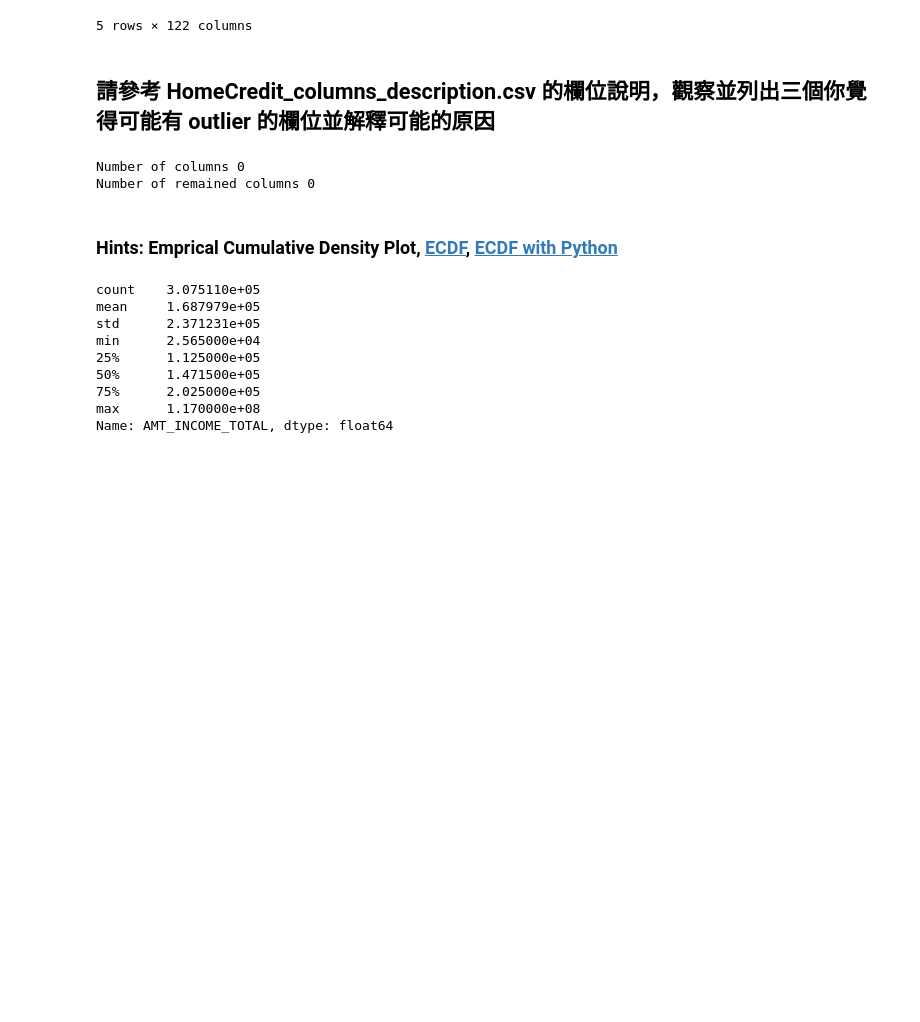
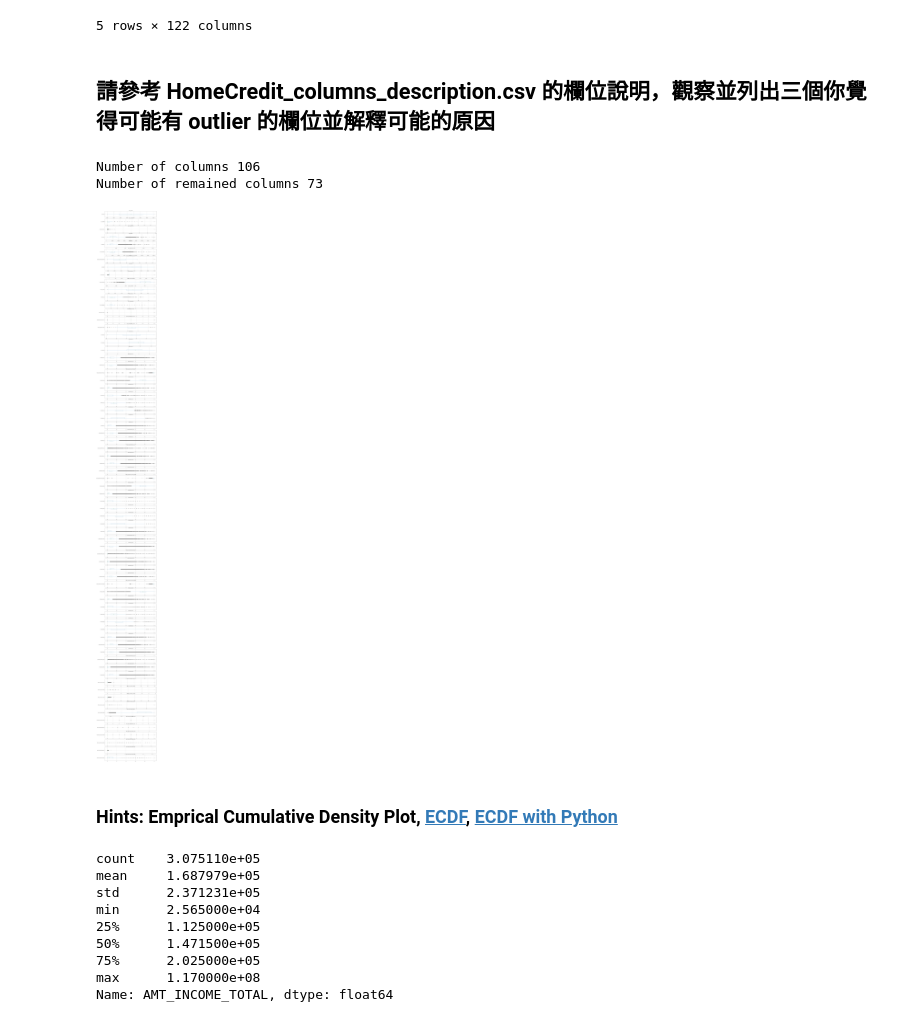
Before and after one commit to buc1107/ML100-Days, a Jupyter notebook: Homework/Day_006_HW.ipynb, the cells around one changed output. Cells and saved outputs as stored; diff of their text form; code cells hidden in the pictures; blank space fills up the shorter version.

```diff
--- a/Homework/Day_006_HW.ipynb
+++ b/Homework/Day_006_HW.ipynb
@@ -44,31 +45,42 @@ Path of read in data: ../data\application_train.csv
 # %%
 # 先篩選數值型的欄位
 """
 YOUR CODE HERE, fill correct data types (for example str, float, int, ...)
 """
 #print(app_train['DAYS_EMPLOYED'].dtype)
 dtype_select = ['float64', 'int64']
-numeric_columns = list(app_train.columns[list(app_train.dtypes.isin(['float64', 'int64']))])
+selected_vector = [False]*len(app_train.dtypes)
+for type_sel in dtype_select:
+    selected_vector |= (app_train.dtypes == type_sel)
+#print(selected_vector)
+numeric_columns = list(app_train.columns[list(selected_vector)])
 print("Number of columns", len(numeric_columns))
 #print(numeric_columns)
 # 再把只有 2 值 (通常是 0,1) 的欄位去掉
 numeric_columns = list(app_train[numeric_columns].columns[list(app_train[numeric_columns].apply(lambda x:len(x.unique())!=2 ))])
+#fig_num = math.ceil(len(numeric_columns)/2)*2
+fig_num = len(numeric_columns)
 print("Number of remained columns", len(numeric_columns))
 
+plt.figure(figsize=(20,fig_num*3))
+index = 1
 # 檢視這些欄位的數值範圍
 for col in numeric_columns:
     """
     Your CODE HERE, make the box plot
     """
     try:
+        plt.subplot(fig_num,1,index)
         plt.title(col)
         app_train.boxplot(col,vert=False)
-        plt.show()
     except:
         print("fail in plotting "+col)
+    index += 1
+plt.show()
 # %% [output]
-Number of columns 0
-Number of remained columns 0
+Number of columns 106
+Number of remained columns 73
+[figure, added]
 # %%
 # 從上面的圖檢查的結果，至少這三個欄位好像有點可疑
 
```
Also changed, not shown: parts of 1 cell of this notebook, 9 other files.
